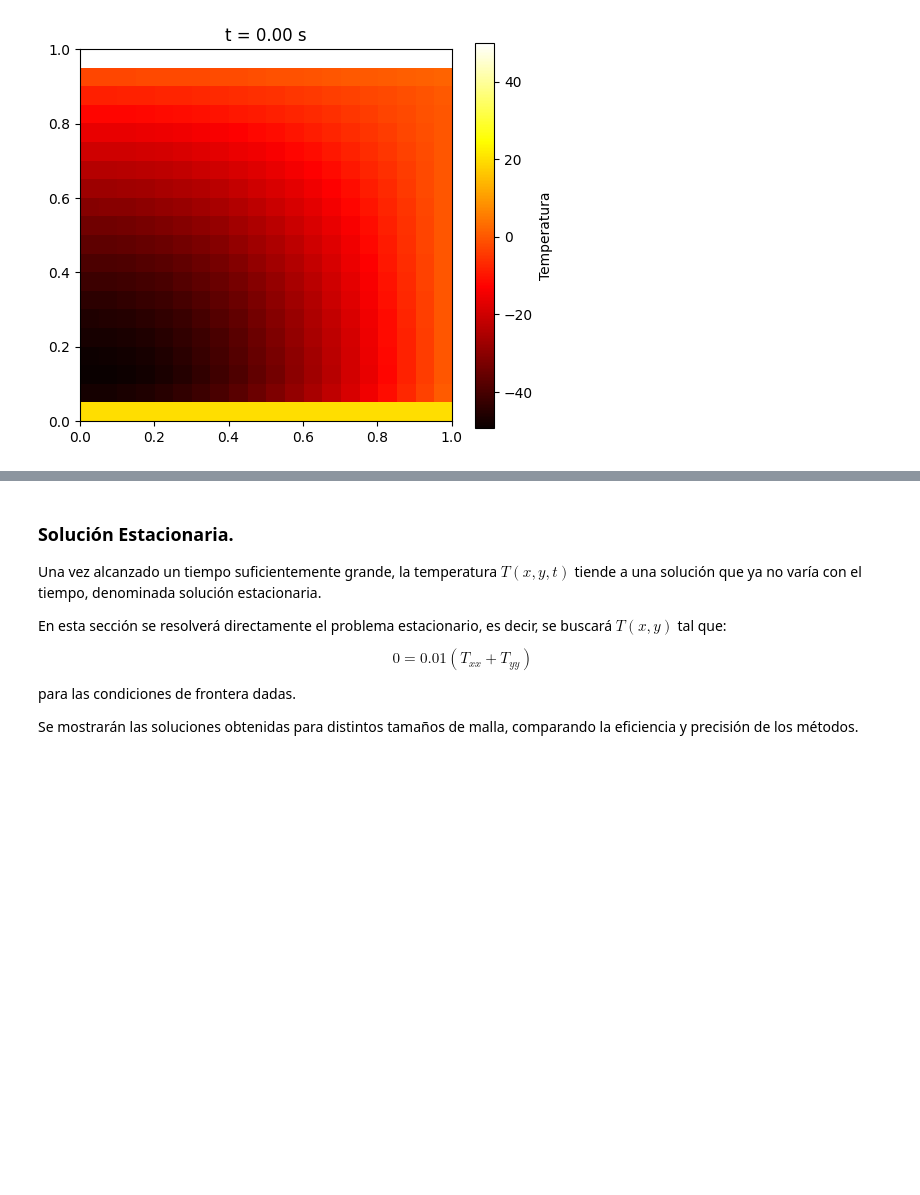
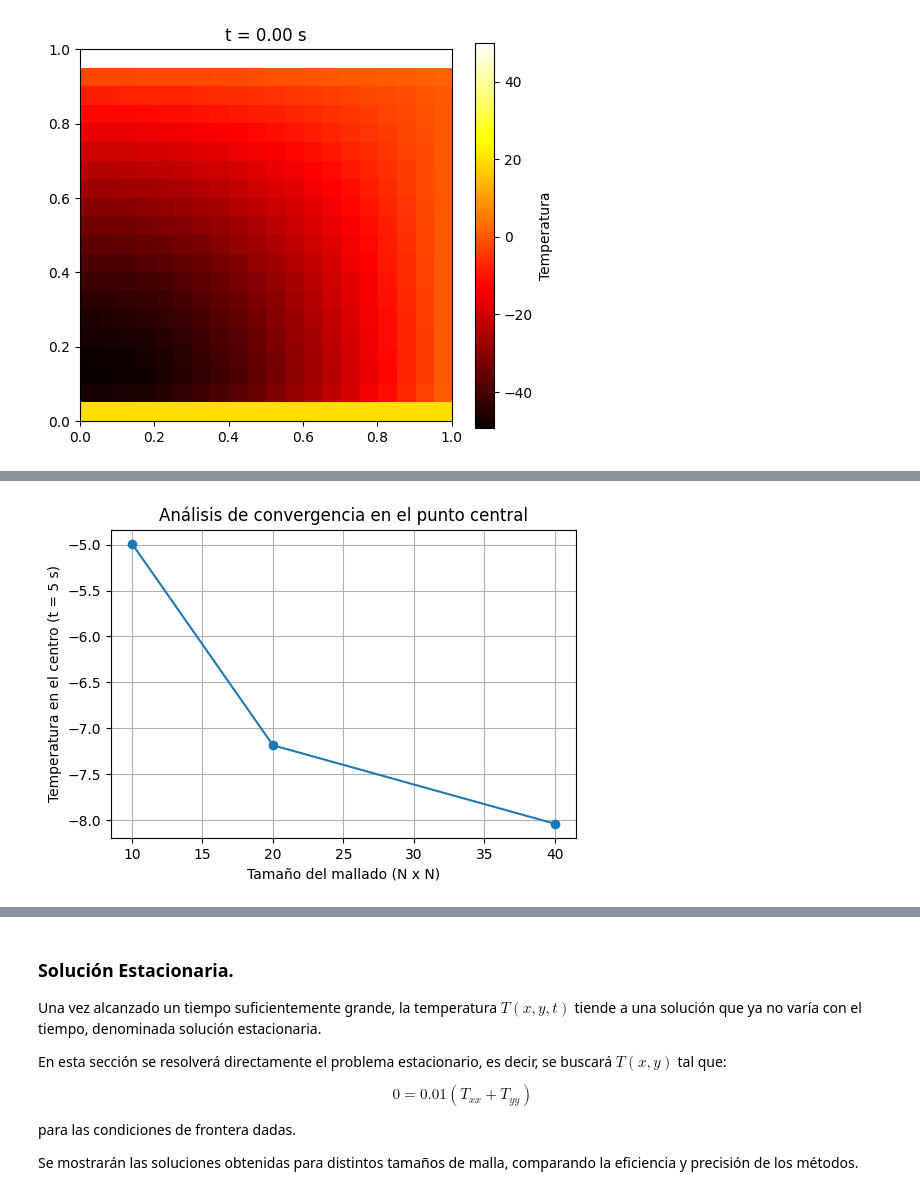
Before and after one commit to mgonzalz/sn_talleres, a Jupyter notebook: notebooks/informe-02__ecuacion-calor.ipynb, the cells around one changed output, grey strips where cells are left out. Cells and saved outputs as stored; diff of their text form; code cells hidden in the pictures; blank space fills up the shorter version.

```diff
--- a/notebooks/informe-02__ecuacion-calor.ipynb
+++ b/notebooks/informe-02__ecuacion-calor.ipynb
@@ -171,0 +247,71 @@ anim.save("animacion_transitoria_sparse.gif", writer=PillowWriter(fps=10))
+# %%
+import numpy as np
+import matplotlib.pyplot as plt
+from scipy.sparse import lil_matrix, csc_matrix
+from scipy.sparse.linalg import spsolve
+
+# Parámetros físicos
+alpha = 0.01
+L = 1.0
+dt = 0.01
+T_max = 5
+Nt = int(T_max / dt)
+
+# Mallas a comparar
+mallas = [10, 20, 40]
+tiempo_central = []
+
+# Función para construir la matriz sparse A
+def build_sparse_matrix_A(Nx, Ny, alpha, dt, dx):
+    N = Nx * Ny
+    A = lil_matrix((N, N))
+    lam = alpha * dt / dx**2
+    for j in range(Ny):
+        for i in range(Nx):
+            idx = j * Nx + i
+            if j == 0 or j == Ny - 1:
+                A[idx, idx] = 1
+                continue
+            A[idx, idx] = 1 + 4 * lam
+            if i == 0:
+                A[idx, idx + 1] = -2 * lam
+            elif i == Nx - 1:
+                A[idx, idx - 1] = -2 * lam
+            else:
+                A[idx, idx - 1] = -lam
+                A[idx, idx + 1] = -lam
+            A[idx, idx - Nx] = -lam
+            A[idx, idx + Nx] = -lam
+    return csc_matrix(A)
+
+# Simulación para cada malla
+for N in mallas:
+    dx = L / (N - 1)
+    x = np.linspace(0, L, N)
+    y = np.linspace(0, L, N)
+    X, Y = np.meshgrid(x, y)
+    ix_c = N // 2
+    iy_c = N // 2
+    A_sparse = build_sparse_matrix_A(N, N, alpha, dt, dx)
+    T = -50 * np.cos(np.pi * X / 2) * np.cos(np.pi * Y / 2)
+
+    for n in range(Nt):
+        T_flat = T.flatten()
+        T_flat[:N] = 20        # Dirichlet en y=0
+        T_flat[-N:] = 50       # Dirichlet en y=1
+        T_new = spsolve(A_sparse, T_flat)
+        T = T_new.reshape((N, N))
+
+    # Guardar temperatura central al final
+    tiempo_central.append(T[iy_c, ix_c])
+
+# Gráfico de convergencia
+plt.figure(figsize=(6, 4))
+plt.plot(mallas, tiempo_central, marker='o')
+plt.xlabel('Tamaño del mallado (N x N)')
+plt.ylabel('Temperatura en el centro (t = 5 s)')
+plt.title('Análisis de convergencia en el punto central')
+plt.grid(True)
+plt.show()
+# %% [output]
+[figure, added]
```
Also changed, not shown: parts of 2 cells of this notebook, 6 other files.
